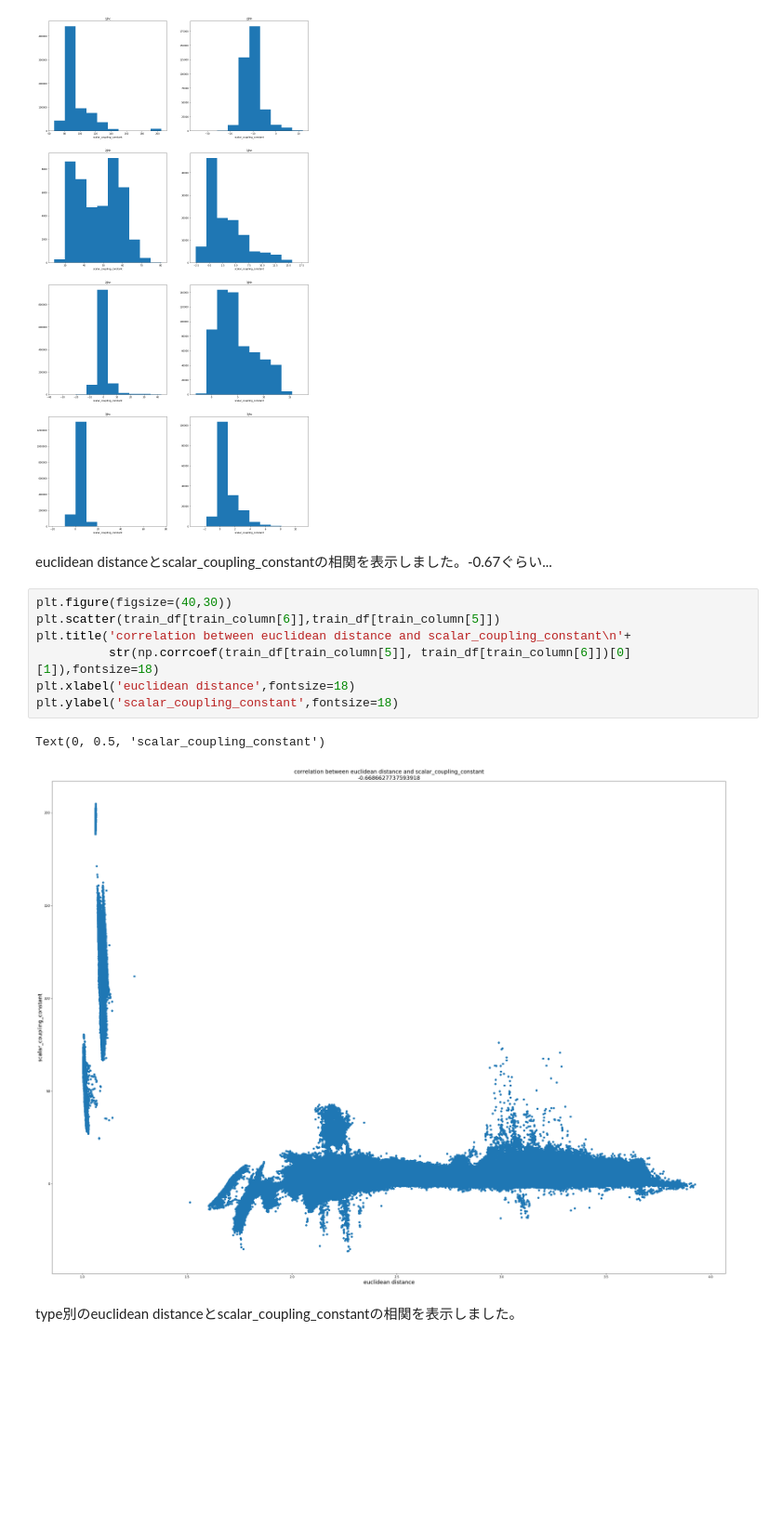
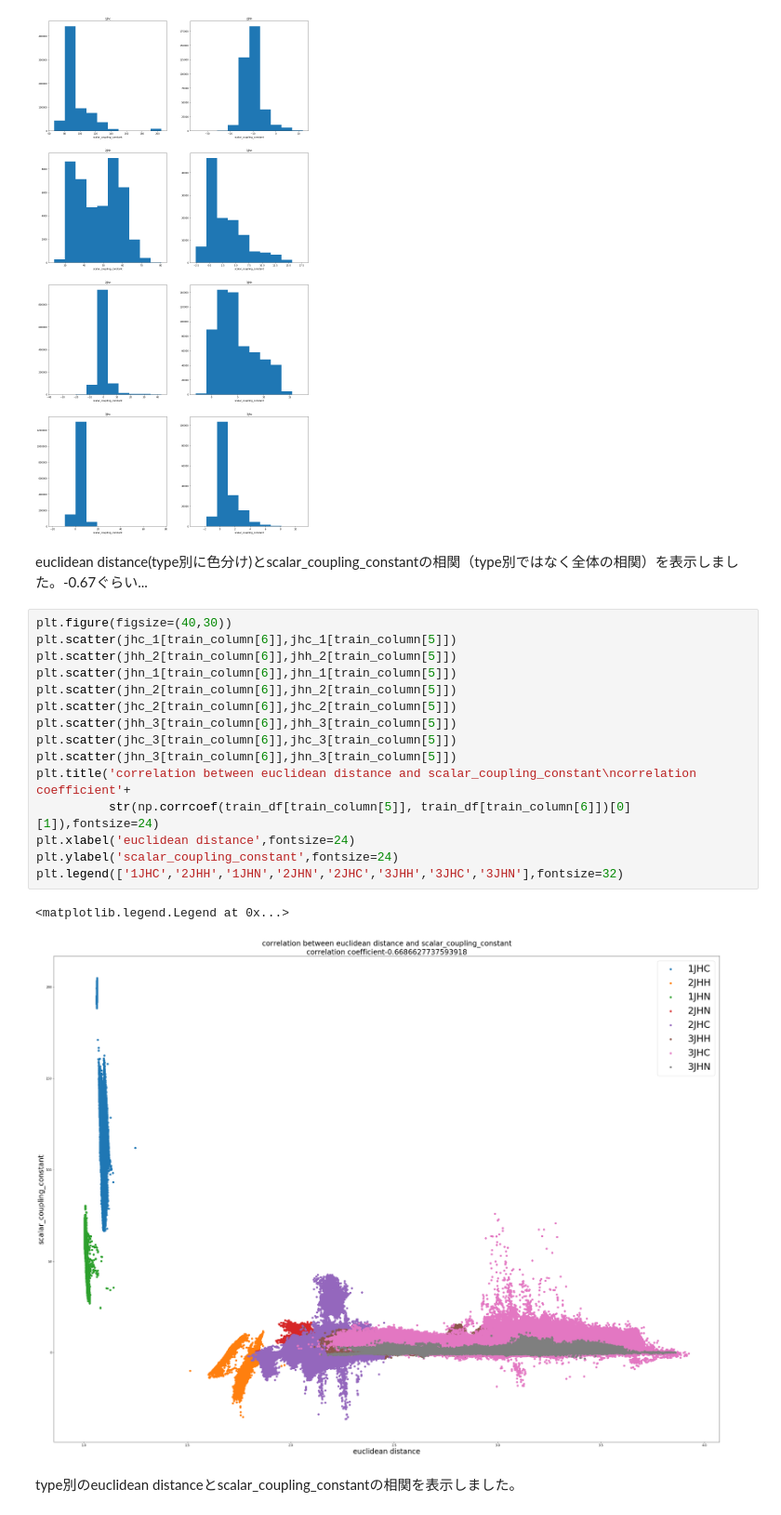
Before and after one commit to umepy/MorecularLabwork, a Jupyter notebook: code/data_analysis.ipynb, the cells around one changed output. Shown: that part at 93% size. Cells and saved outputs as stored; diff of their text form; blank space fills up the shorter version.

```diff
--- a/code/data_analysis.ipynb
+++ b/code/data_analysis.ipynb
@@ -168,17 +150,25 @@ plt.hist(jhn_3[train_column[5]])
  <a list of 10 Patch objects>)
 [figure]
 # %% [markdown]
-euclidean distanceとscalar_coupling_constantの相関を表示しました。-0.67ぐらい...
+euclidean distance(type別に色分け)とscalar_coupling_constantの相関（type別ではなく全体の相関）を表示しました。-0.67ぐらい...
 # %%
 plt.figure(figsize=(40,30))
-plt.scatter(train_df[train_column[6]],train_df[train_column[5]])
-plt.title('correlation between euclidean distance and scalar_coupling_constant\n'+
-          str(np.corrcoef(train_df[train_column[5]], train_df[train_column[6]])[0][1]),fontsize=18)
-plt.xlabel('euclidean distance',fontsize=18)
-plt.ylabel('scalar_coupling_constant',fontsize=18)
+plt.scatter(jhc_1[train_column[6]],jhc_1[train_column[5]])
+plt.scatter(jhh_2[train_column[6]],jhh_2[train_column[5]])
+plt.scatter(jhn_1[train_column[6]],jhn_1[train_column[5]])
+plt.scatter(jhn_2[train_column[6]],jhn_2[train_column[5]])
+plt.scatter(jhc_2[train_column[6]],jhc_2[train_column[5]])
+plt.scatter(jhh_3[train_column[6]],jhh_3[train_column[5]])
+plt.scatter(jhc_3[train_column[6]],jhc_3[train_column[5]])
+plt.scatter(jhn_3[train_column[6]],jhn_3[train_column[5]])
+plt.title('correlation between euclidean distance and scalar_coupling_constant\ncorrelation coefficient'+
+          str(np.corrcoef(train_df[train_column[5]], train_df[train_column[6]])[0][1]),fontsize=24)
+plt.xlabel('euclidean distance',fontsize=24)
+plt.ylabel('scalar_coupling_constant',fontsize=24)
+plt.legend(['1JHC','2JHH','1JHN','2JHN','2JHC','3JHH','3JHC','3JHN'],fontsize=32)
 # %% [output]
-Text(0, 0.5, 'scalar_coupling_constant')
+<matplotlib.legend.Legend at 0x...>
-[figure, old version]
+[figure, new version]
 # %% [markdown]
 type別のeuclidean distanceとscalar_coupling_constantの相関を表示しました。
 # %%
```
Also changed, not shown: parts of 10 cells of this notebook.
